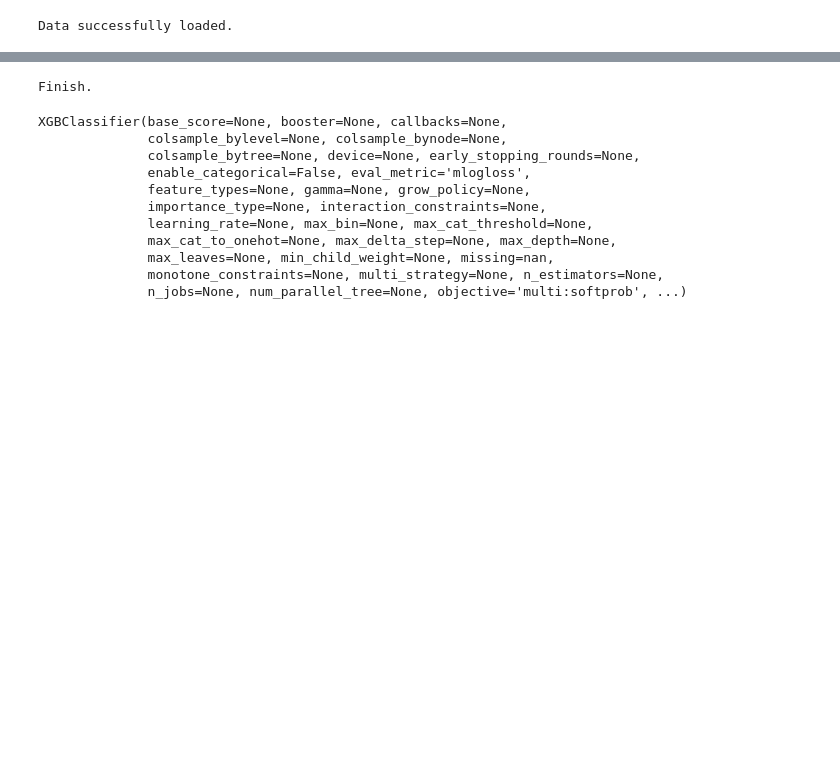
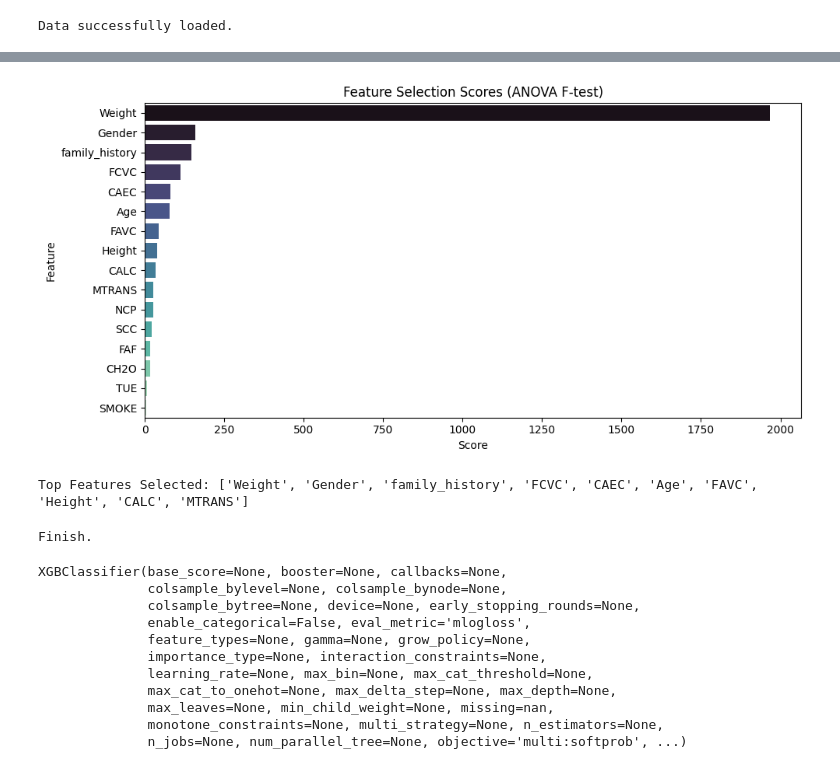
Before and after one commit to nehapande/UCSD-MLGR4-FinalProject, a Jupyter notebook: ObesityPrediction_final_3_sk.ipynb, the cells around one changed output, grey strips where cells are left out. Cells and saved outputs as stored; diff of their text form; code cells hidden in the pictures; blank space fills up the shorter version.

```diff
--- a/ObesityPrediction_final_3_sk.ipynb
+++ b/ObesityPrediction_final_3_sk.ipynb
@@ -25 +132,42 @@ Data successfully loaded.
+# %%
+#Step 4: Features selection
+from sklearn.feature_selection import SelectKBest, f_classif
+from sklearn.preprocessing import LabelEncoder
+
+# Encode target variable
+le_target = LabelEncoder()
+df['Target_encoded'] = le_target.fit_transform(df['Target'])
+
+# Encode categorical features
+df_encoded = df.drop(columns=['Target'])  # drop original label
+for col in df_encoded.select_dtypes(include=['object']).columns:
+    le = LabelEncoder()
+    df_encoded[col] = le.fit_transform(df_encoded[col])
+
+X_fs = df_encoded.drop(columns=['Target_encoded'])
+y_fs = df_encoded['Target_encoded']
+
+# Apply SelectKBest
+selector = SelectKBest(score_func=f_classif, k='all')  # use 'all' to see all scores
+selector.fit(X_fs, y_fs)
+scores = selector.scores_
+
+# Create DataFrame of features and scores
+feature_scores = pd.DataFrame({'Feature': X_fs.columns, 'Score': scores})
+feature_scores = feature_scores.sort_values(by='Score', ascending=False)
+
+# Plot feature importance
+plt.figure(figsize=(10, 5))
+sns.barplot(data=feature_scores, x='Score', y='Feature', palette='mako')
+plt.title("Feature Selection Scores (ANOVA F-test)")
+plt.xlabel("Score")
+plt.tight_layout()
+plt.show()
+
+# Optionally, select top N features
+top_features = feature_scores.head(10)['Feature'].tolist()
+print("\nTop Features Selected:", top_features)
+# %% [output]
+[figure, added]
+Top Features Selected: ['Weight', 'Gender', 'family_history', 'FCVC', 'CAEC', 'Age', 'FAVC', 'Height', 'CALC', 'MTRANS']
 # %%
```
Also changed, not shown: parts of 15 cells of this notebook.
